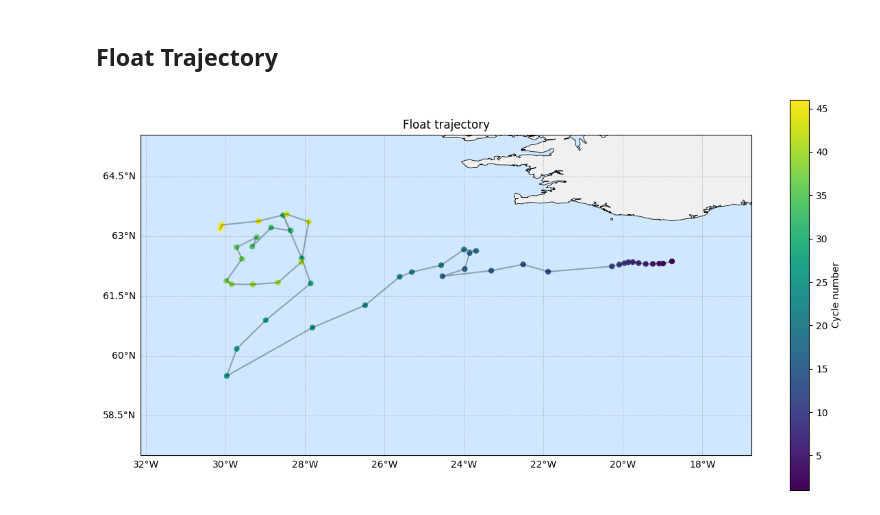
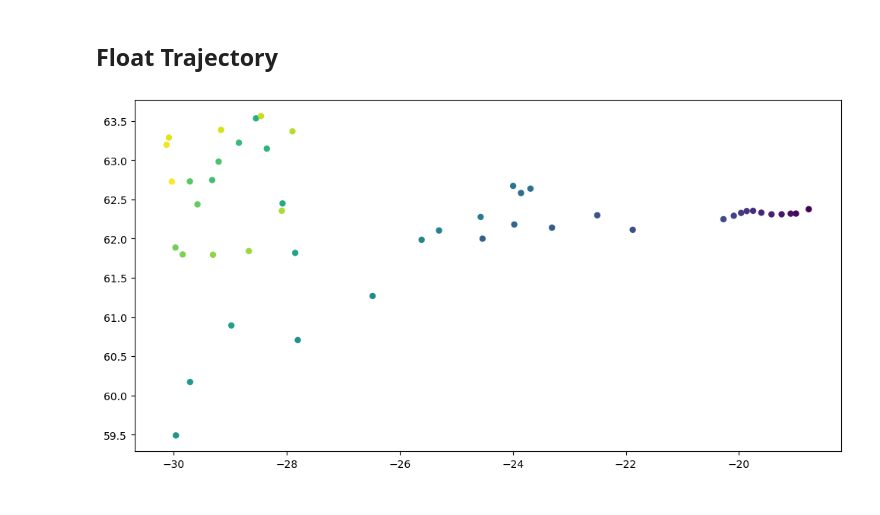
Before and after one commit to ROYVNZ/Masters, a Jupyter notebook: scripts/Argo_data.ipynb, the cells around one changed output. Drawn from its saved outputs; the diff is of its cells as text; code cells hidden in the pictures.

```diff
--- a/scripts/Argo_data.ipynb
+++ b/scripts/Argo_data.ipynb
@@ -61,42 +61,11 @@ Data variables: (12/84)
     Fetched_uri:          https://erddap.ifremer.fr/erddap/tabledap/ArgoFloat...
 # %% [markdown]
 ## Float Trajectory
-# %%
-# Full credit goes to chat gpt here
-# Extract arrays
-lon = np.asarray(prof['LONGITUDE'].values)
-lat = np.asarray(prof['LATITUDE'].values)
-cyc = np.asarray(prof['CYCLE_NUMBER'].values)
-
-# Normalize longitudes to [-180, 180] if your data are 0–360
-if np.nanmin(lon) >= 0:
-    lon = ((lon + 180) % 360) - 180
-
-# Nice map extent with small padding
-pad = 2
-extent = [np.nanmin(lon)-pad, np.nanmax(lon)+pad,
-          np.nanmin(lat)-pad, np.nanmax(lat)+pad]
-
-fig = plt.figure(figsize=(12,6))
-ax = plt.axes(projection=ccrs.PlateCarree())
-ax.set_extent(extent, crs=ccrs.PlateCarree())
-
-# Background features
-ax.add_feature(cfeature.OCEAN, facecolor='#cfe8ff')
-ax.add_feature(cfeature.LAND, facecolor='#f0f0f0')
-ax.add_feature(cfeature.COASTLINE, linewidth=0.6)
-ax.add_feature(cfeature.BORDERS, linewidth=0.4)
-gl = ax.gridlines(draw_labels=True, linewidth=0.4, color='gray', alpha=0.6, linestyle='--')
-gl.top_labels = gl.right_labels = False
-
-# Trajectory: line + colored points
-ax.plot(lon, lat, '-', color='k', alpha=0.3, transform=ccrs.PlateCarree())
-sc = ax.scatter(lon, lat, c=cyc, s=25, cmap='viridis', transform=ccrs.PlateCarree())
-plt.colorbar(sc, ax=ax, label='Cycle number')
-
-plt.title('Float trajectory')
-plt.tight_layout()
-plt.show()
-# %% [output]
-[figure, removed]
+# %%
+import matplotlib.pyplot as plt
+plt.figure(figsize=(12,6))
+plt.scatter(prof['LONGITUDE'].values, prof['LATITUDE'].values,c = prof['CYCLE_NUMBER'], s=25)
+plt.show()
+# %% [output]
+[figure, added]
 # %%
```
Also changed, not shown: parts of 12 cells of this notebook, 2 other files.
